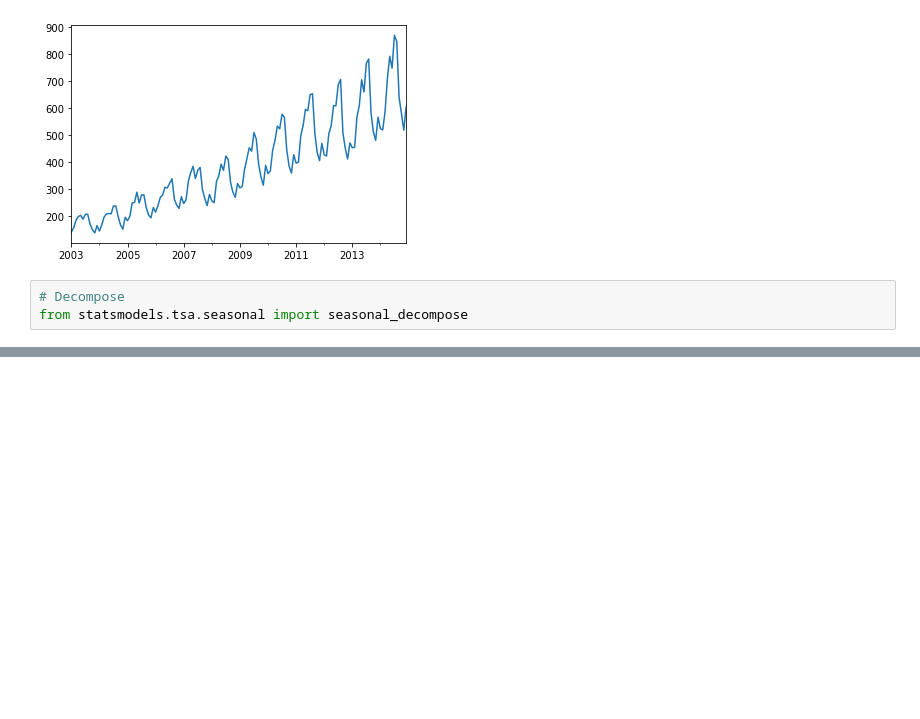
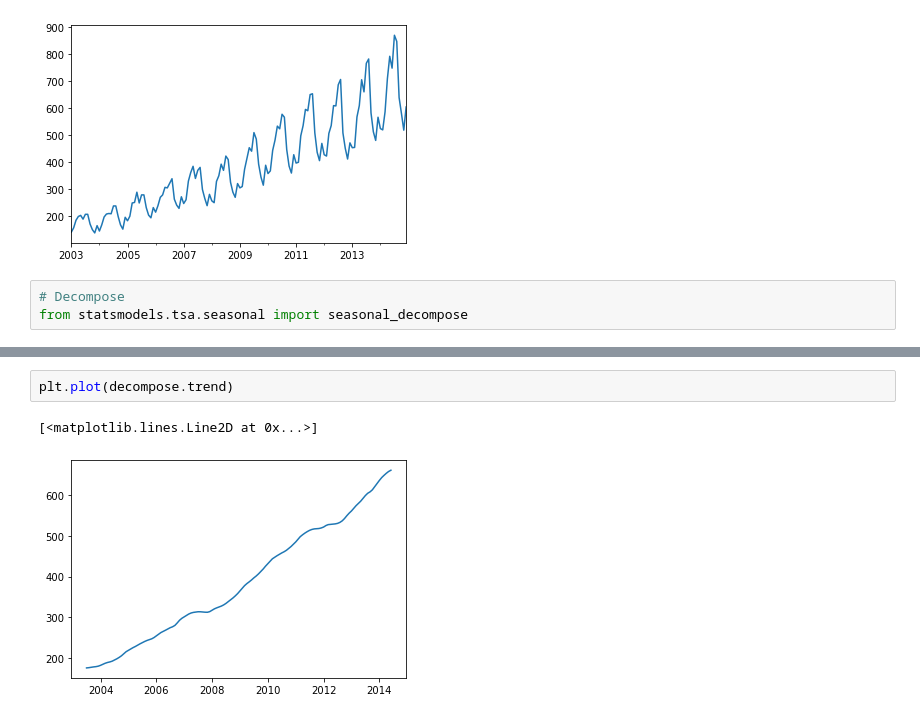
Before and after one commit to FazlullahBokhari/AI.workspace, a Jupyter notebook: Time Series.ipynb, the cells around one changed output, grey strips where cells are left out. Cells and saved outputs as stored; diff of their text form; blank space fills up the shorter version.

```diff
--- a/Time Series.ipynb
+++ b/Time Series.ipynb
@@ -232,0 +238,5 @@ Freq: MS, Name: resid, Length: 144, dtype: float64
+# %%
+plt.plot(decompose.trend)
+# %% [output]
+[<matplotlib.lines.Line2D at 0x...>]
+[figure, added]
```
Also changed, not shown: parts of 12 cells of this notebook.
